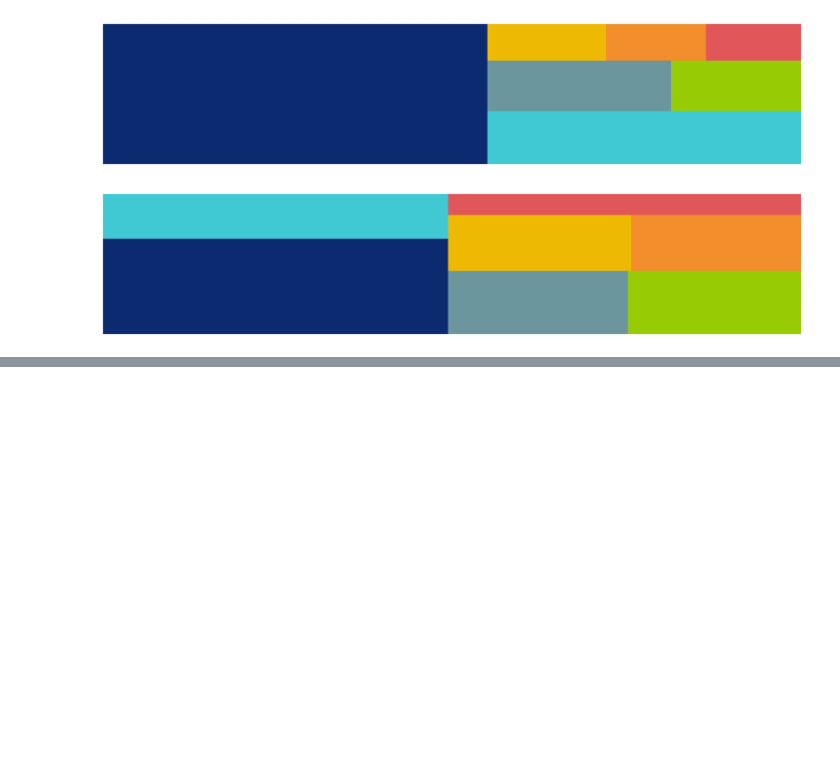
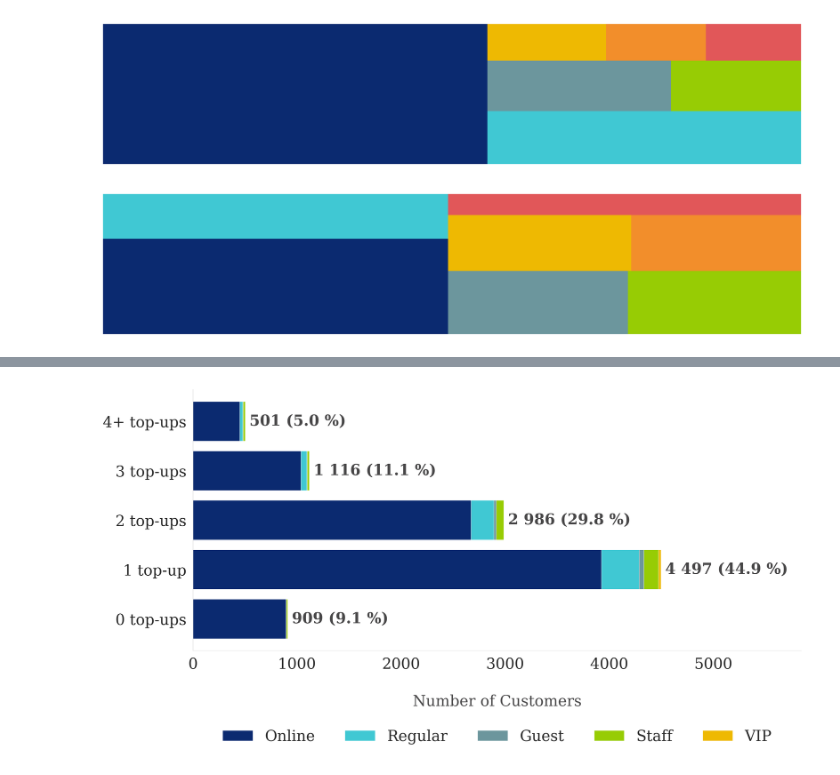
Before and after one commit to filipditrich/master-thesis, a Jupyter notebook: charts.ipynb, the cells around one changed output, grey strips where cells are left out. Drawn from its saved outputs; the diff is of its cells as text; code cells hidden in the pictures; blank space fills up the shorter version.

```diff
--- a/charts.ipynb
+++ b/charts.ipynb
@@ -879,0 +886,89 @@ plt.savefig("./thesis/results/rq21-arrival-patterns.png", dpi=300, bbox_inches='
+# %%
+import pandas as pd
+import matplotlib.pyplot as plt
+import numpy as np
+
+# Read and prepare data
+df = load_data("rq24-topup-frequency.csv")
+
+# Create categories for number of topups
+categories = ['0 top-ups', '1 top-up', '2 top-ups', '3 top-ups', '4+ top-ups']
+chip_types = ['Pass', 'POS', 'Guest', 'Staff', 'POS VIP']
+
+# Process data
+data_matrix = np.zeros((len(categories), len(chip_types)))
+
+for i, cat_idx in enumerate(range(5)):  # 0 through 4+
+	for j, chip in enumerate(chip_types):
+		chip_data = df[df['chip_type'] == chip]
+		if cat_idx == 4:  # 4+ category
+			count = chip_data[chip_data['onsite_topup_count'] >= 4]['count'].sum()
+		else:
+			count = chip_data[chip_data['onsite_topup_count'] == cat_idx]['count'].sum()
+		data_matrix[i, j] = count
+
+# Create horizontal stacked bar chart
+fig, ax = plt.subplots(figsize=(12, 6))
+
+left = np.zeros(len(categories))
+bars = []
+colors = [get_chart_color(i) for i in range(len(chip_types))]
+
+# Calculate row sums for totals
+row_sums = data_matrix.sum(axis=1)
+
+for i, chip in enumerate(chip_types):
+	labels = {
+		'Pass': 'Online',
+		'POS': 'Regular',
+		'Guest': 'Guest',
+		'Staff': 'Staff',
+		'POS VIP': 'VIP',
+	}
+	bar = ax.barh(
+		categories, data_matrix[:, i], left=left,
+		color=colors[i],
+		label=labels[chip],
+		edgecolor='white',
+	)
+	left += data_matrix[:, i]
+	bars.append(bar)
+
+# Add total values to the left of bars
+for idx, total in enumerate(row_sums):
+	ax.text(
+		total + 42,
+		idx,
+		f"{format_number(total, 0)} ({format_percent(total / row_sums.sum() * 100)})",
+		ha='left',
+		va='center',
+		color=get_chart_color('text'),
+		fontsize=16,
+		fontweight='bold'
+	)
+
+ax.set_xlabel('Number of Customers', fontsize=16, labelpad=24, color=get_chart_color('text'))
+ax.tick_params(axis='both', labelsize=16)
+
+# Add legend below the chart
+ax.legend(
+	loc='upper center',
+	bbox_to_anchor=(0.5, -0.25),
+	ncol=len(chip_types),
+	fontsize=16
+)
+
+# Format axis
+ax.grid(False)
+# ax.spines['top'].set_visible(False)
+# ax.spines['right'].set_visible(False)
+
+x_max = data_matrix.sum(axis=1).max() * 1.3
+ax.set_xlim(0, x_max)
+
+# Adjust layout and margins to accommodate the totals
+plt.tight_layout(rect=[0.1, 0, 1, 1])  # Increased left margin
+
+plt.savefig("./thesis/results/rq24-topup-frequency.png", dpi=300, bbox_inches='tight', pad_inches=0.1)
+# %% [output]
+[figure, added]
```
Also changed, not shown: parts of 10 cells of this notebook, 13 other files.
